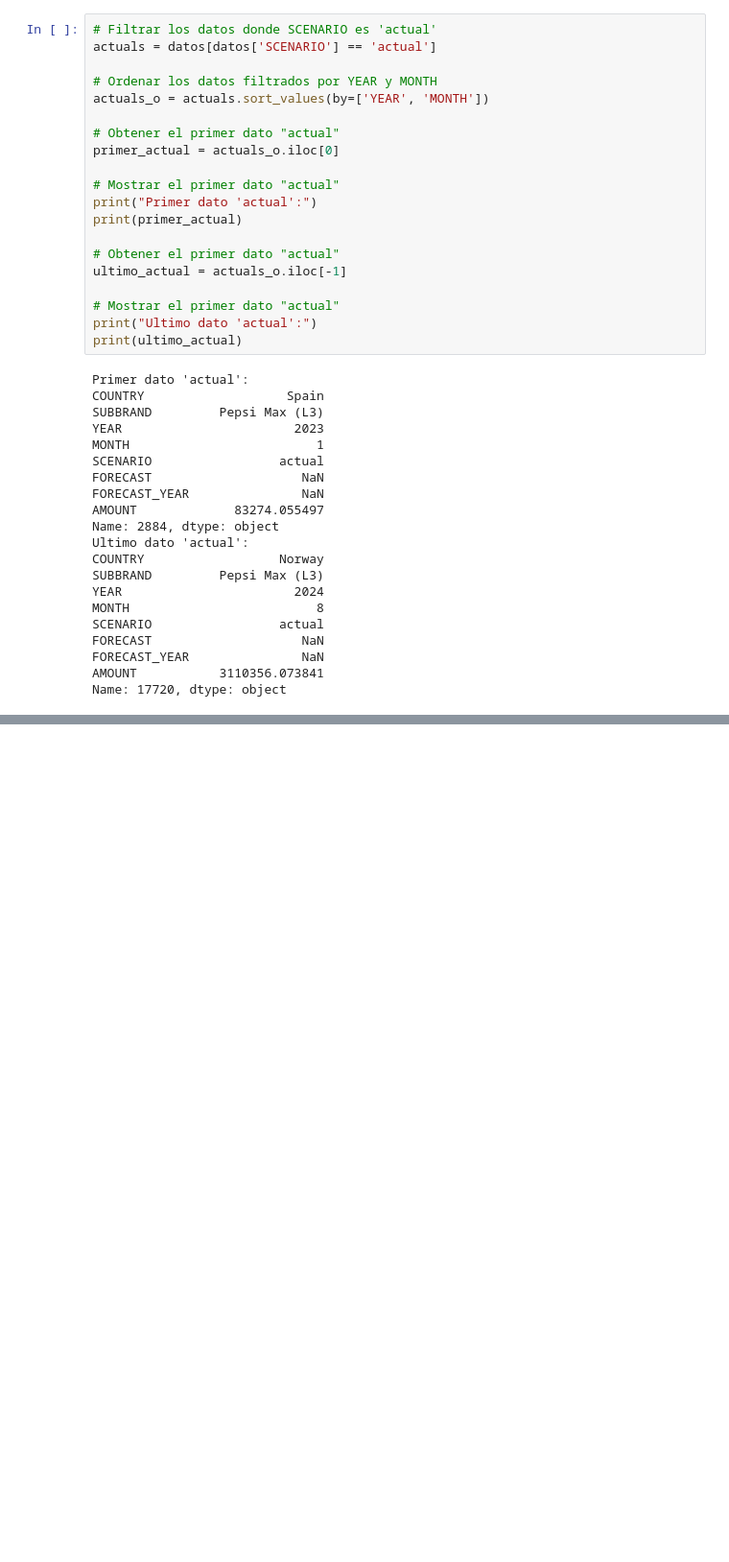
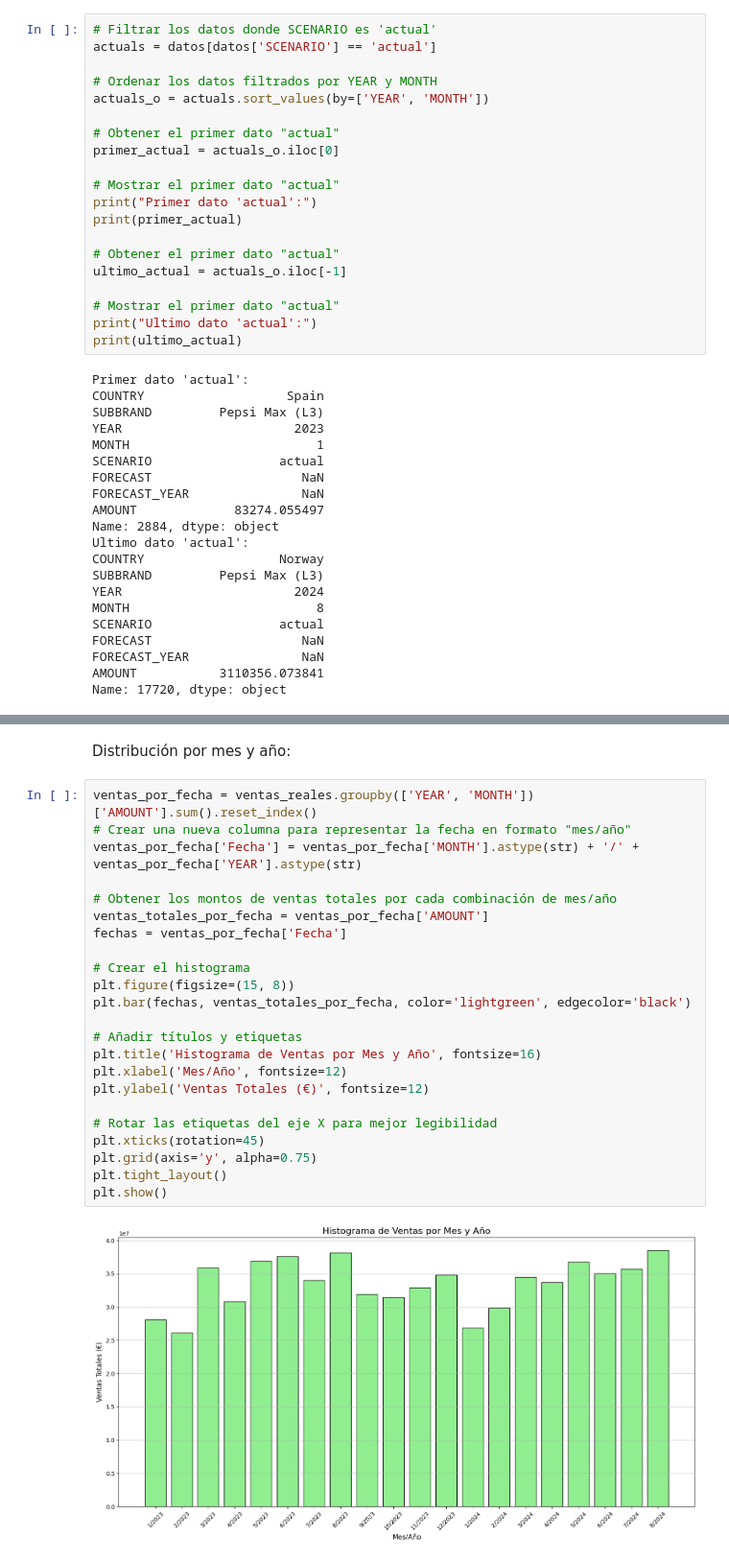
Before and after one commit to CeliaDiazSanchez/UFV_visualizacion, a Jupyter notebook: Ejercicios de clase/clase2.ipynb, the cells around one changed output, grey strips where cells are left out. Shown at 96% size. Saved outputs shown, nothing was run; the diff lists cells and outputs as text; blank space fills up the shorter version.

```diff
--- a/Ejercicios de clase/clase2.ipynb
+++ b/Ejercicios de clase/clase2.ipynb
@@ -245,0 +319,27 @@ Name: 17720, dtype: object
+# %% [markdown]
+Distribución por mes y año:
+# %%
+ventas_por_fecha = ventas_reales.groupby(['YEAR', 'MONTH'])['AMOUNT'].sum().reset_index()
+# Crear una nueva columna para representar la fecha en formato "mes/año"
+ventas_por_fecha['Fecha'] = ventas_por_fecha['MONTH'].astype(str) + '/' + ventas_por_fecha['YEAR'].astype(str)
+
+# Obtener los montos de ventas totales por cada combinación de mes/año
+ventas_totales_por_fecha = ventas_por_fecha['AMOUNT']
+fechas = ventas_por_fecha['Fecha']
+
+# Crear el histograma
+plt.figure(figsize=(15, 8))
+plt.bar(fechas, ventas_totales_por_fecha, color='lightgreen', edgecolor='black')
+
+# Añadir títulos y etiquetas
+plt.title('Histograma de Ventas por Mes y Año', fontsize=16)
+plt.xlabel('Mes/Año', fontsize=12)
+plt.ylabel('Ventas Totales (€)', fontsize=12)
+
+# Rotar las etiquetas del eje X para mejor legibilidad
+plt.xticks(rotation=45)
+plt.grid(axis='y', alpha=0.75)
+plt.tight_layout()
+plt.show()
+# %% [output]
+[figure, added]
```
Also changed, not shown: parts of 28 cells of this notebook.
